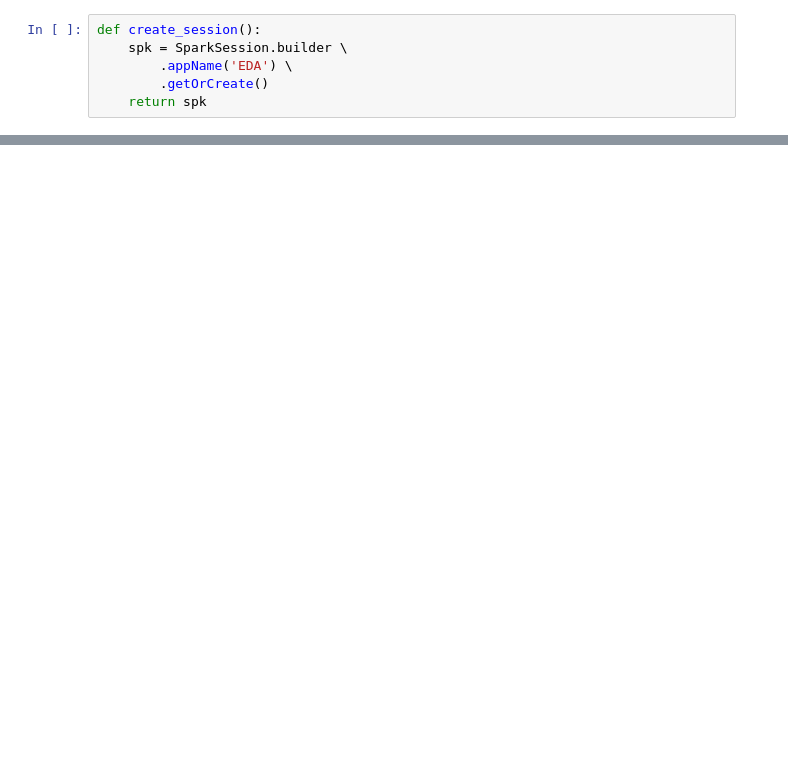
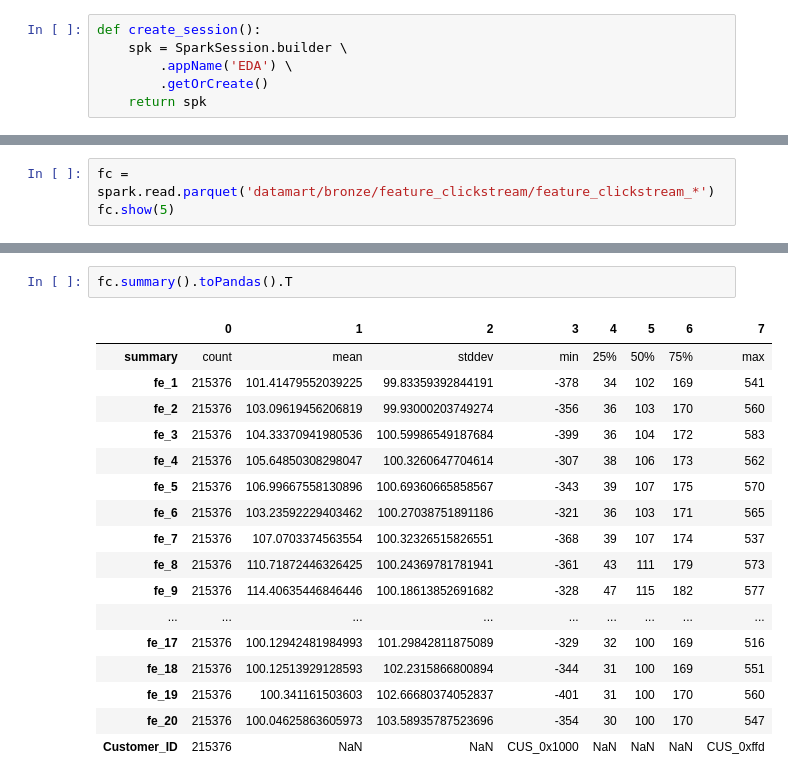
Before and after one commit to VietHaDuong/mle_a1, a Jupyter notebook: explorationparquet.ipynb, the cells around one changed output, grey strips where cells are left out. Saved outputs shown, nothing was run; the diff lists cells and outputs as text; blank space fills up the shorter version.

Commit message:
finished exploring bronze parquet file

```diff
--- a/explorationparquet.ipynb
+++ b/explorationparquet.ipynb
@@ -32,0 +99,3 @@ only showing top 5 rows
+# %%
+fc = spark.read.parquet('datamart/bronze/feature_clickstream/feature_clickstream_*')
+fc.show(5)
@@ -32,0 +178,20 @@ only showing top 5 rows
+# %%
+fc.summary().toPandas().T
+# %% [output]
+|  | 0 | 1 | 2 | 3 | 4 | 5 | 6 | 7 |
+| summary | count | mean | stddev | min | 25% | 50% | 75% | max |
+| fe_1 | 215376 | 101.41479552039225 | 99.83359392844191 | -378 | 34 | 102 | 169 | 541 |
+| fe_2 | 215376 | 103.09619456206819 | 99.93000203749274 | -356 | 36 | 103 | 170 | 560 |
+| fe_3 | 215376 | 104.33370941980536 | 100.59986549187684 | -399 | 36 | 104 | 172 | 583 |
+| fe_4 | 215376 | 105.64850308298047 | 100.3260647704614 | -307 | 38 | 106 | 173 | 562 |
+| fe_5 | 215376 | 106.99667558130896 | 100.69360665858567 | -343 | 39 | 107 | 175 | 570 |
+| fe_6 | 215376 | 103.23592229403462 | 100.27038751891186 | -321 | 36 | 103 | 171 | 565 |
+| fe_7 | 215376 | 107.0703374563554 | 100.32326515826551 | -368 | 39 | 107 | 174 | 537 |
+| fe_8 | 215376 | 110.71872446326425 | 100.24369781781941 | -361 | 43 | 111 | 179 | 573 |
+| fe_9 | 215376 | 114.40635446846446 | 100.18613852691682 | -328 | 47 | 115 | 182 | 577 |
+| ... | ... | ... | ... | ... | ... | ... | ... | ... |
+| fe_17 | 215376 | 100.12942481984993 | 101.29842811875089 | -329 | 32 | 100 | 169 | 516 |
+| fe_18 | 215376 | 100.12513929128593 | 102.2315866800894 | -344 | 31 | 100 | 169 | 551 |
+| fe_19 | 215376 | 100.341161503603 | 102.66680374052837 | -401 | 31 | 100 | 170 | 560 |
+| fe_20 | 215376 | 100.04625863605973 | 103.58935787523696 | -354 | 30 | 100 | 170 | 547 |
+| Customer_ID | 215376 | NaN | NaN | CUS_0x1000 | NaN | NaN | NaN | CUS_0xffd |
```
Also changed, not shown: parts of 23 cells of this notebook, 2 other files.
